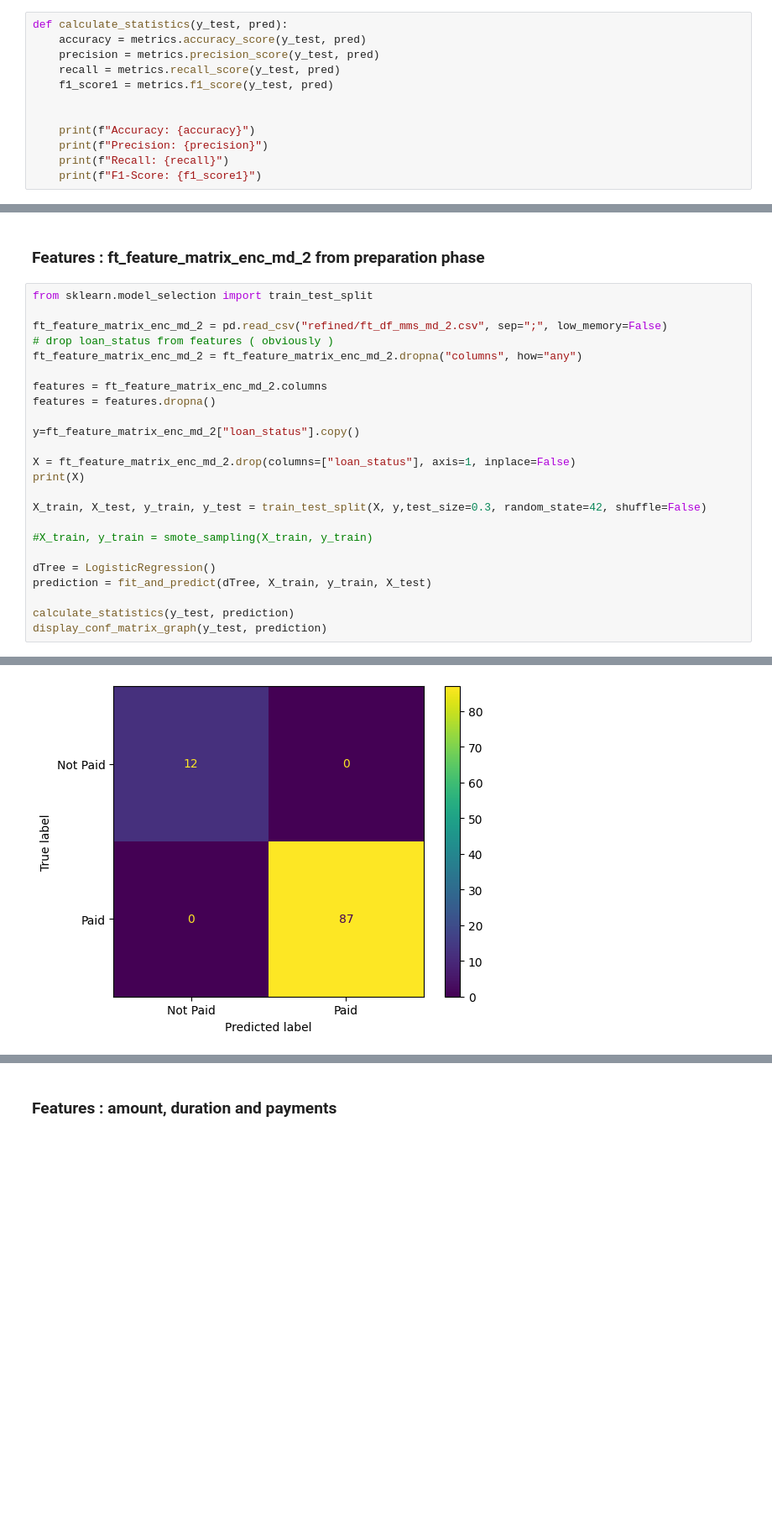
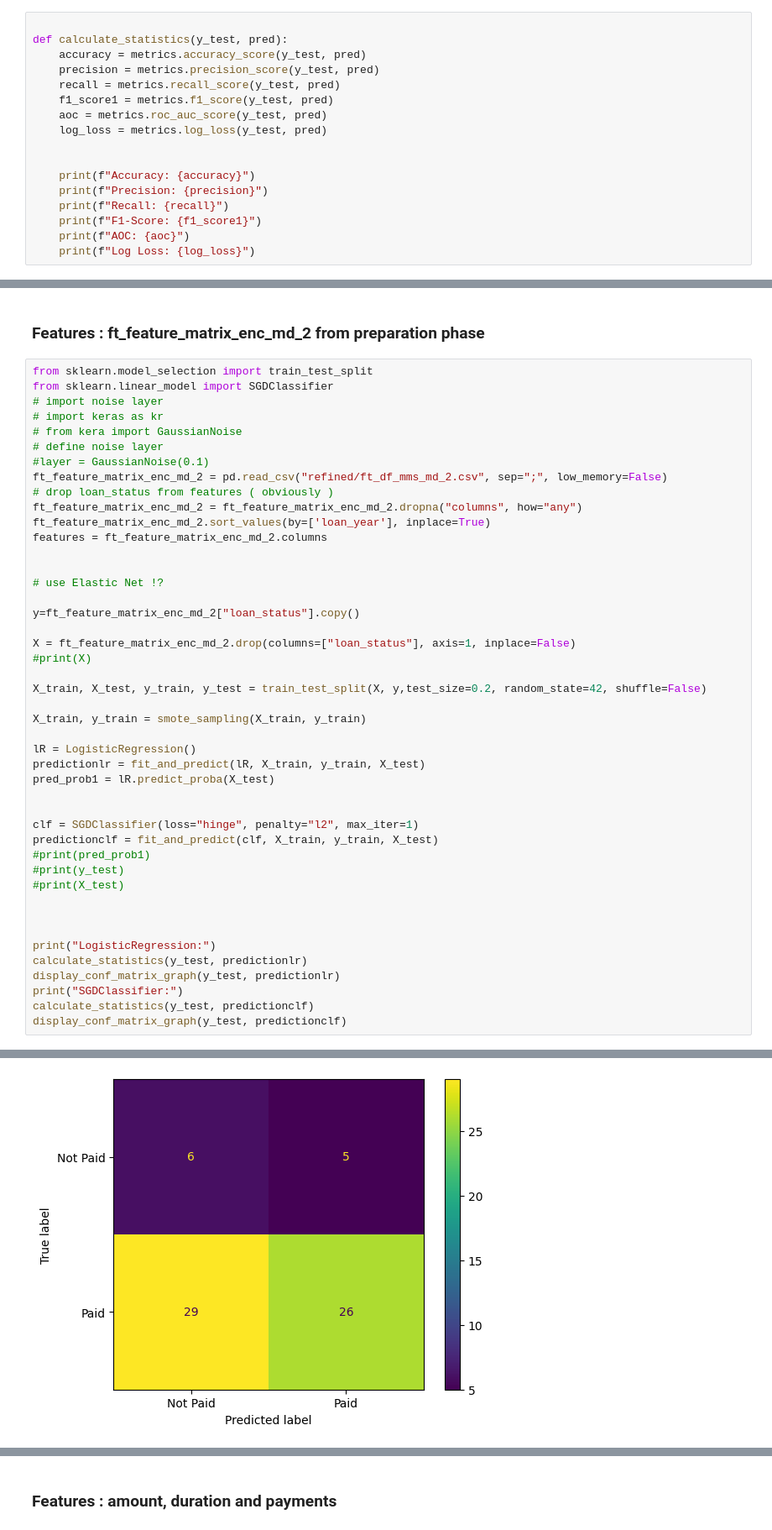
Before and after one commit to BernardoFerreira00/AC-Project, a Jupyter notebook: Notebooks/crisp_dm_sprint_3_4/Analise_crisp_dm_3.ipynb, the cells around one changed output, grey strips where cells are left out. Shown at 84% size. Saved outputs shown, nothing was run; the diff lists cells and outputs as text; blank space fills up the shorter version.

```diff
--- a/Notebooks/crisp_dm_sprint_3_4/Analise_crisp_dm_3.ipynb
+++ b/Notebooks/crisp_dm_sprint_3_4/Analise_crisp_dm_3.ipynb
@@ -53,17 +53,22 @@ def fit_and_predict(model, X_train, y_train, X_test):
 # %% [markdown]
 # Calculate Statistics
 # %%
+
 def calculate_statistics(y_test, pred):
     accuracy = metrics.accuracy_score(y_test, pred)
     precision = metrics.precision_score(y_test, pred)
     recall = metrics.recall_score(y_test, pred)
     f1_score1 = metrics.f1_score(y_test, pred)
+    aoc = metrics.roc_auc_score(y_test, pred)
+    log_loss = metrics.log_loss(y_test, pred)
 
 
     print(f"Accuracy: {accuracy}")
     print(f"Precision: {precision}")
     print(f"Recall: {recall}")
     print(f"F1-Score: {f1_score1}")
+    print(f"AOC: {aoc}")
+    print(f"Log Loss: {log_loss}")
 # %% [markdown]
 # Confusion Matrix
 # %%
@@ -246,26 +251,47 @@ ValueError: Found input variables with inconsistent numbers of samples: [9112, 9
 ### Features : ft_feature_matrix_enc_md_2 from preparation phase
 # %%
 from sklearn.model_selection import train_test_split
-
+from sklearn.linear_model import SGDClassifier
+# import noise layer
+# import keras as kr
+# from kera import GaussianNoise
+# define noise layer
+#layer = GaussianNoise(0.1)
 ft_feature_matrix_enc_md_2 = pd.read_csv("refined/ft_df_mms_md_2.csv", sep=";", low_memory=False)
 # drop loan_status from features ( obviously )
 ft_feature_matrix_enc_md_2 = ft_feature_matrix_enc_md_2.dropna("columns", how="any")
+ft_feature_matrix_enc_md_2.sort_values(by=['loan_year'], inplace=True)
+features = ft_feature_matrix_enc_md_2.columns
 
-features = ft_feature_matrix_enc_md_2.columns
-features = features.dropna()
+
+# use Elastic Net !?
 
 y=ft_feature_matrix_enc_md_2["loan_status"].copy()
 
 X = ft_feature_matrix_enc_md_2.drop(columns=["loan_status"], axis=1, inplace=False)
-print(X)
+#print(X)
 
-X_train, X_test, y_train, y_test = train_test_split(X, y,test_size=0.3, random_state=42, shuffle=False)
+X_train, X_test, y_train, y_test = train_test_split(X, y,test_size=0.2, random_state=42, shuffle=False)
 
-#X_train, y_train = smote_sampling(X_train, y_train)
+X_train, y_train = smote_sampling(X_train, y_train)
 
-dTree = LogisticRegression()
-prediction = fit_and_predict(dTree, X_train, y_train, X_test)
+lR = LogisticRegression()
+predictionlr = fit_and_predict(lR, X_train, y_train, X_test)
+pred_prob1 = lR.predict_proba(X_test)
 
-calculate_statistics(y_test, prediction)
-display_conf_matrix_graph(y_test, prediction)
+
+clf = SGDClassifier(loss="hinge", penalty="l2", max_iter=1)
+predictionclf = fit_and_predict(clf, X_train, y_train, X_test)
+#print(pred_prob1)
+#print(y_test)
+#print(X_test)
+
+
+
+print("LogisticRegression:")
+calculate_statistics(y_test, predictionlr)
+display_conf_matrix_graph(y_test, predictionlr)
+print("SGDClassifier:")
+calculate_statistics(y_test, predictionclf)
+display_conf_matrix_graph(y_test, predictionclf)
 # %% [output]
@@ -289 +312 @@ F1-Score: 1.0
-[figure, old version]
+[figure, new version]
```
Also changed, not shown: parts of 10 cells of this notebook, 22 other files.
